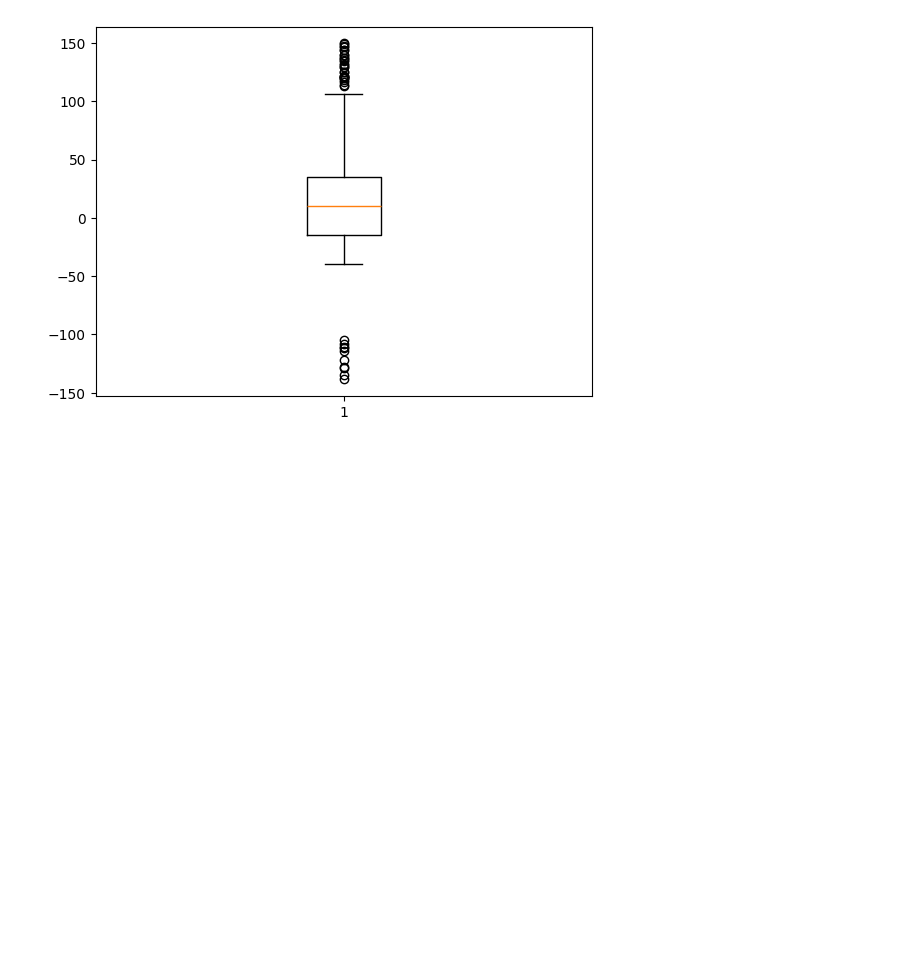
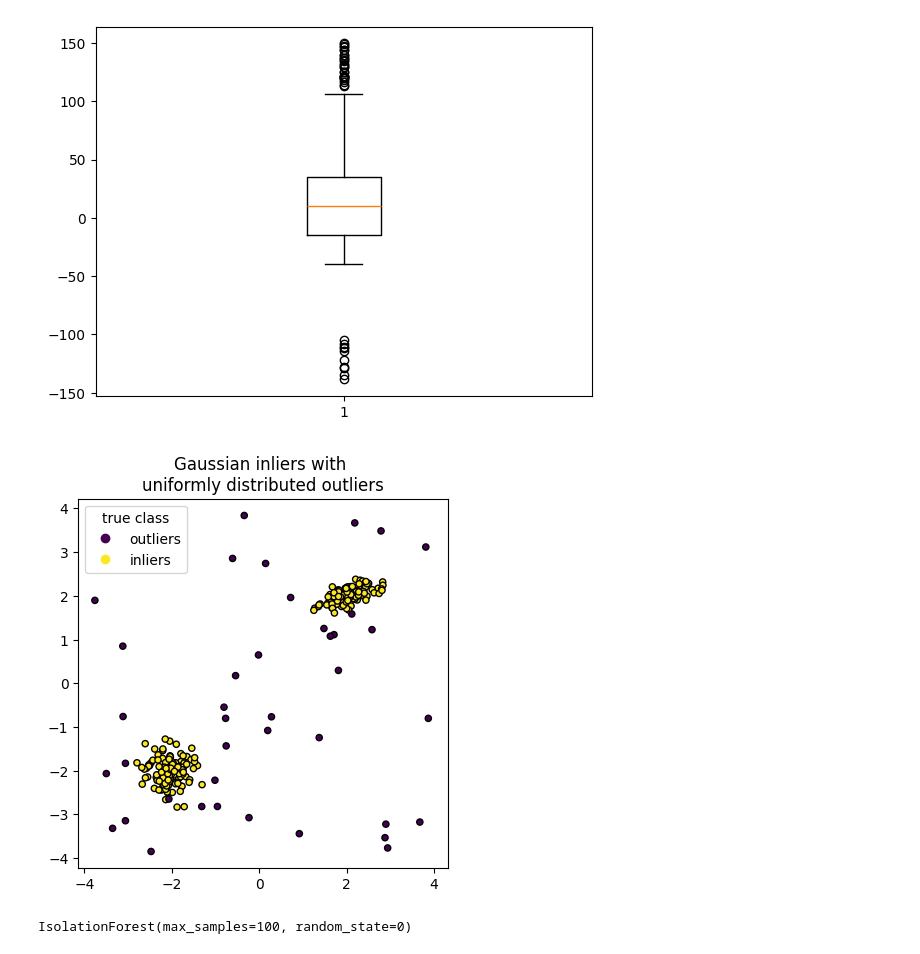
Before and after one commit to Yuri-Campos/IsolationForest, a Jupyter notebook: IsolationForest.ipynb, the cells around one changed output. Saved outputs shown, nothing was run; the diff lists cells and outputs as text; code cells hidden in the pictures; blank space fills up the shorter version.

```diff
--- a/IsolationForest.ipynb
+++ b/IsolationForest.ipynb
@@ -29,3 +29,40 @@ plt.show()
 [figure]
 # %%
 DEPOIS DISSO É TREINAR UM MODELO COM O SCIKIT-LEARN E MANDAR ELE RESOLVER ISSO AÍ
+# %%
+import numpy as np
+
+from sklearn.model_selection import train_test_split
+
+n_samples, n_outliers = 120, 40
+rng = np.random.RandomState(0)
+covariance = np.array([[0.5, -0.1], [0.7, 0.4]])
+cluster_1 = 0.4 * rng.randn(n_samples, 2) @ covariance + np.array([2, 2])  # general
+cluster_2 = 0.3 * rng.randn(n_samples, 2) + np.array([-2, -2])  # spherical
+outliers = rng.uniform(low=-4, high=4, size=(n_outliers, 2))
+
+X = np.concatenate([cluster_1, cluster_2, outliers])
+y = np.concatenate(
+    [np.ones((2 * n_samples), dtype=int), -np.ones((n_outliers), dtype=int)]
+)
+
+X_train, X_test, y_train, y_test = train_test_split(X, y, stratify=y, random_state=42)
+# %%
+%matplotlib inline
+import matplotlib.pyplot as plt
+
+scatter = plt.scatter(X[:, 0], X[:, 1], c=y, s=20, edgecolor="k")
+handles, labels = scatter.legend_elements()
+plt.axis("square")
+plt.legend(handles=handles, labels=["outliers", "inliers"], title="true class")
+plt.title("Gaussian inliers with \nuniformly distributed outliers")
+plt.show()
+# %% [output]
+[figure, added]
+# %%
+from sklearn.ensemble import IsolationForest
+
+clf = IsolationForest(max_samples=100, random_state=0)
+clf.fit(X_train)
+# %% [output]
+IsolationForest(max_samples=100, random_state=0)
```
Also changed, not shown: parts of 2 cells of this notebook.
